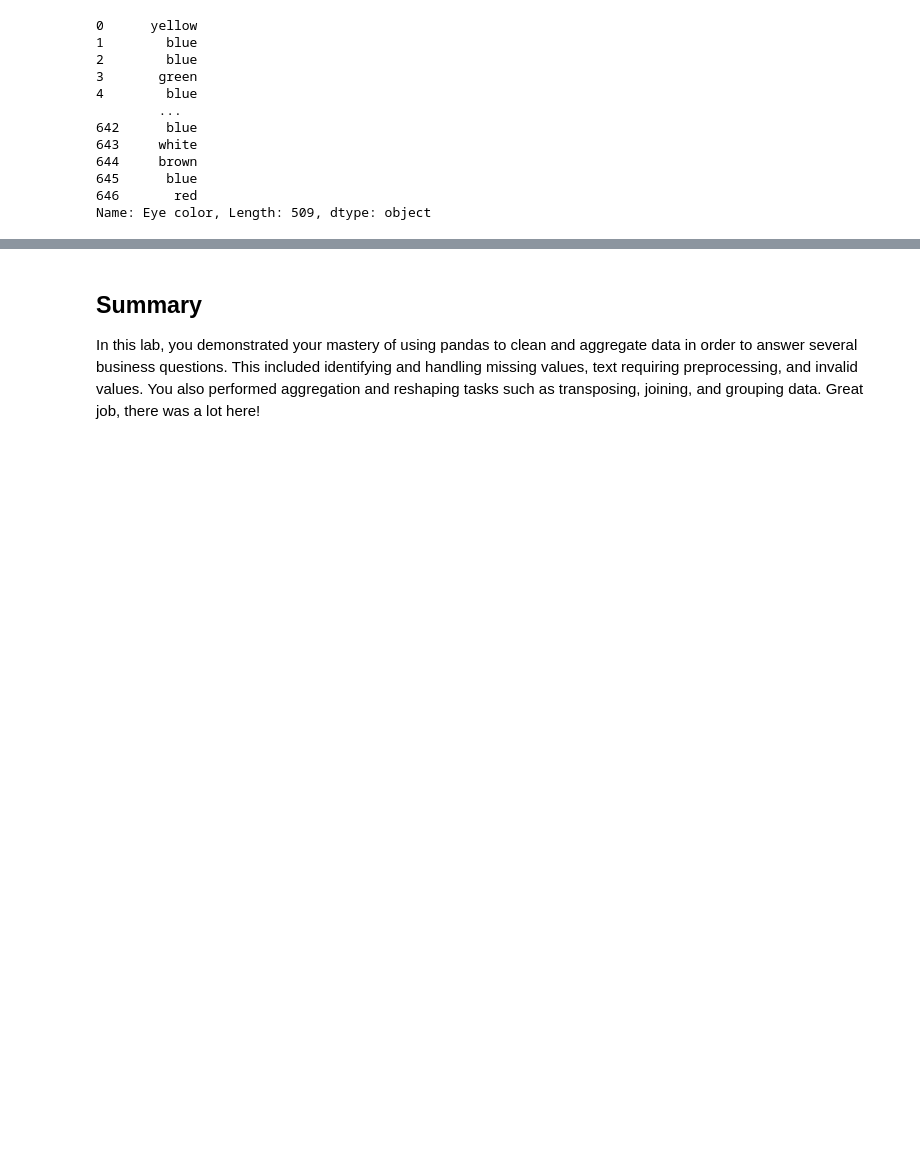
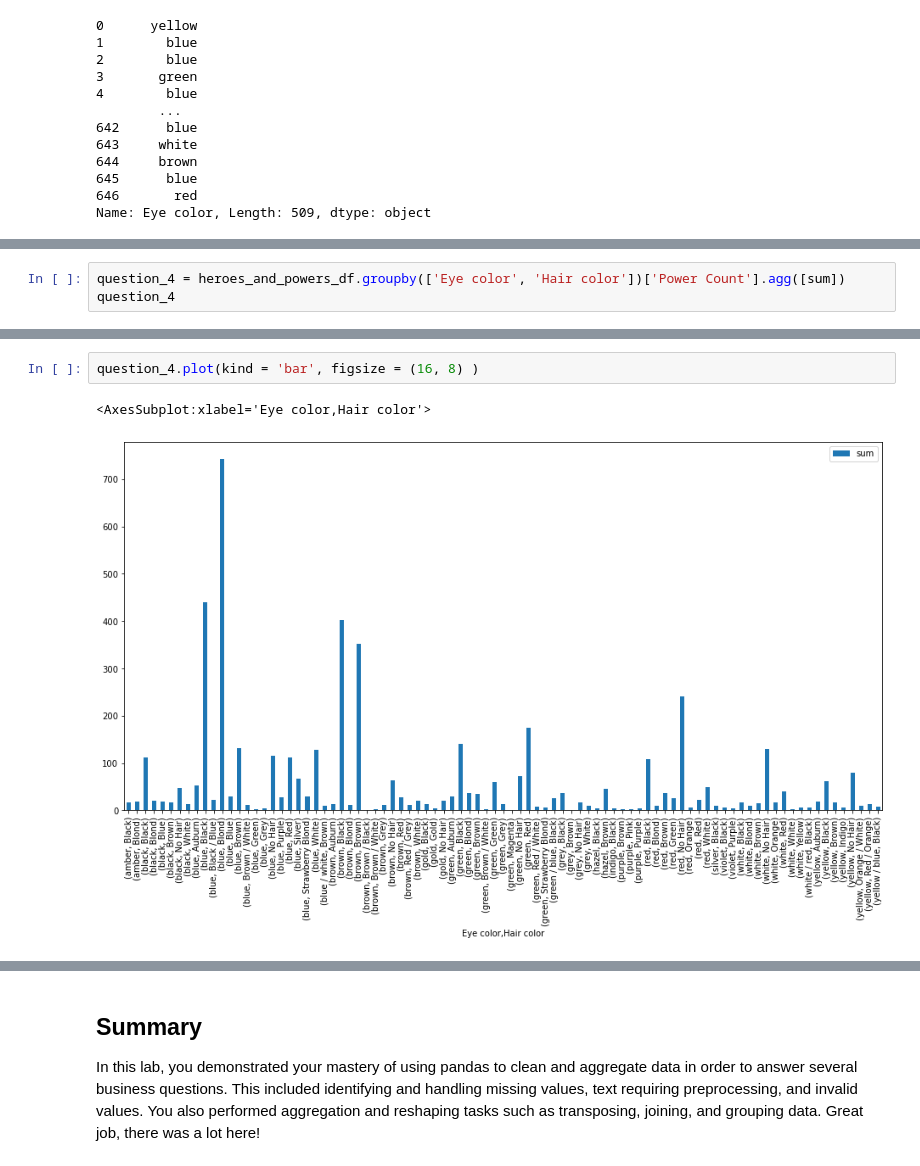
Before and after one commit to VolhaP87/dsc-pandas-data-cleaning-lab, a Jupyter notebook: index.ipynb, the cells around one changed output, grey strips where cells are left out. Drawn from its saved outputs; the diff is of its cells as text; blank space fills up the shorter version.

```diff
--- a/index.ipynb
+++ b/index.ipynb
@@ -1083,0 +1066,3 @@ From the resulted scatter it is seen that the majority of superheroes have blue
+# %%
+question_4 = heroes_and_powers_df.groupby(['Eye color', 'Hair color'])['Power Count'].agg([sum])
+question_4
@@ -1083,0 +1084,5 @@ From the resulted scatter it is seen that the majority of superheroes have blue
+# %%
+question_4.plot(kind = 'bar', figsize = (16, 8) )
+# %% [output]
+<AxesSubplot:xlabel='Eye color,Hair color'>
+[figure, added]
```
Also changed, not shown: parts of 13 cells of this notebook.
